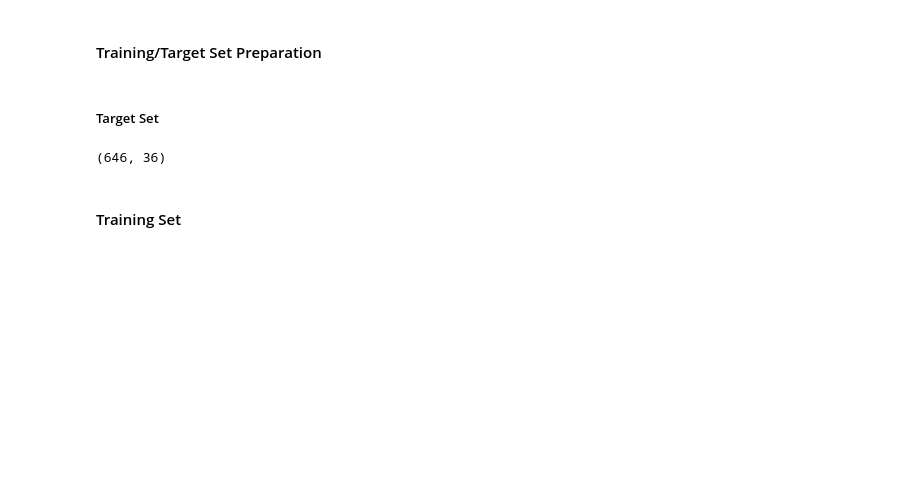
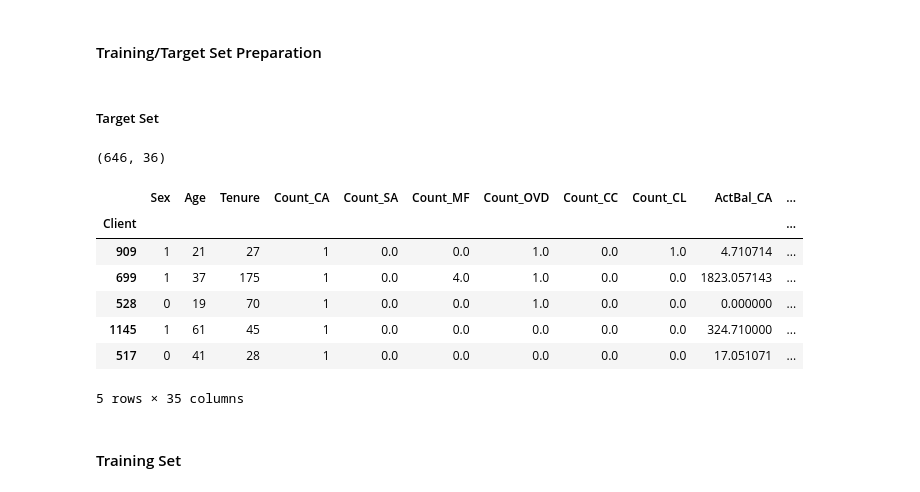
Before and after one commit to JonathanRabbi/DataSciencecase_Bank_Marketing, a Jupyter notebook: Training_Dataset.ipynb, the cells around one changed output. Cells and saved outputs as stored; diff of their text form; code cells hidden in the pictures; blank space fills up the shorter version.

```diff
--- a/Training_Dataset.ipynb
+++ b/Training_Dataset.ipynb
@@ -216,3 +216,17 @@ df_40['Sex'] = df_40['Sex'].astype(int)
+# %%
+# Set Client as index
+df_40.set_index("Client", inplace=True)
+# %%
+df_40.head()
+# %% [output]
+|  | Sex | Age | Tenure | Count_CA | Count_SA | Count_MF | Count_OVD | Count_CC | Count_CL | ActBal_CA | ... |
+| Client |  |  |  |  |  |  |  |  |  |  | ... |
+| 909 | 1 | 21 | 27 | 1 | 0.0 | 0.0 | 1.0 | 0.0 | 1.0 | 4.710714 | ... |
+| 699 | 1 | 37 | 175 | 1 | 0.0 | 4.0 | 1.0 | 0.0 | 0.0 | 1823.057143 | ... |
+| 528 | 0 | 19 | 70 | 1 | 0.0 | 0.0 | 1.0 | 0.0 | 0.0 | 0.000000 | ... |
+| 1145 | 1 | 61 | 45 | 1 | 0.0 | 0.0 | 0.0 | 0.0 | 0.0 | 324.710000 | ... |
+| 517 | 0 | 41 | 28 | 1 | 0.0 | 0.0 | 0.0 | 0.0 | 0.0 | 17.051071 | ... |
+5 rows × 35 columns
 # %% [markdown]
 #### Training Set
 # %%
```
Also changed, not shown: parts of 15 cells of this notebook, 8 other files.
